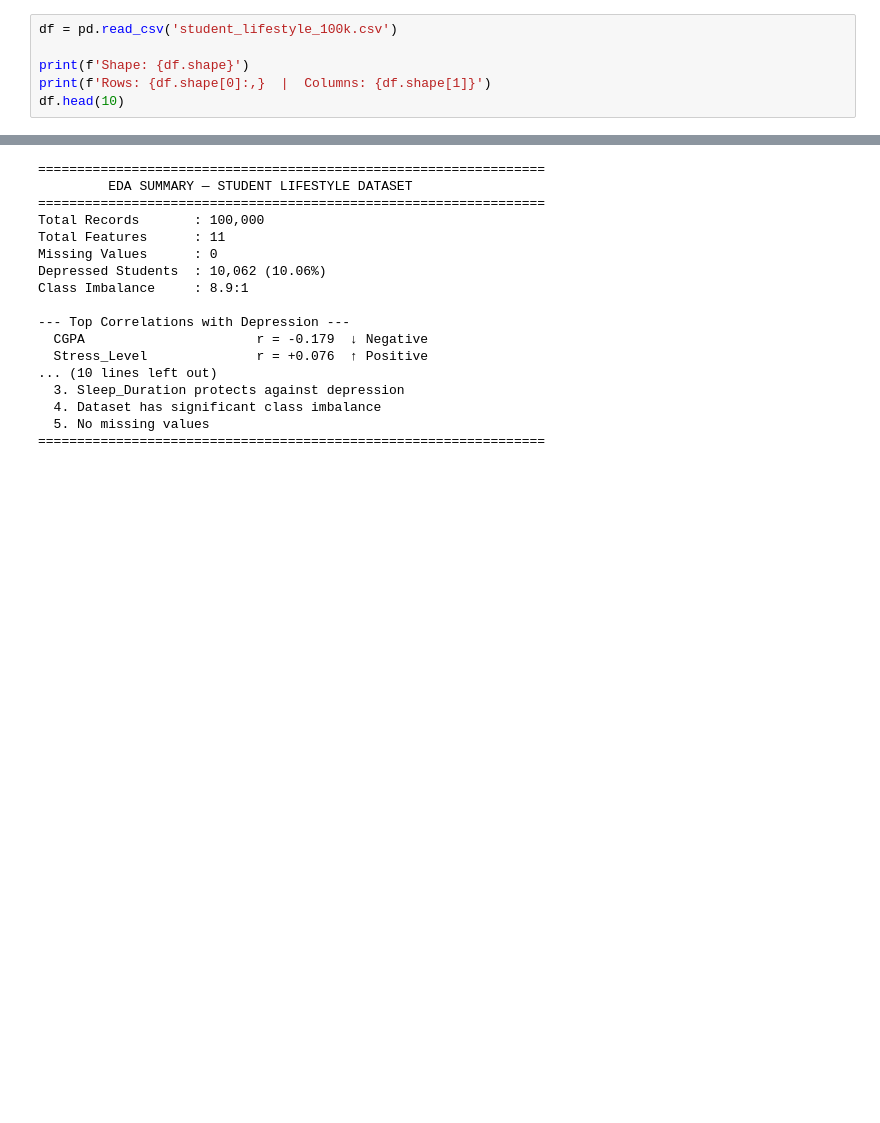
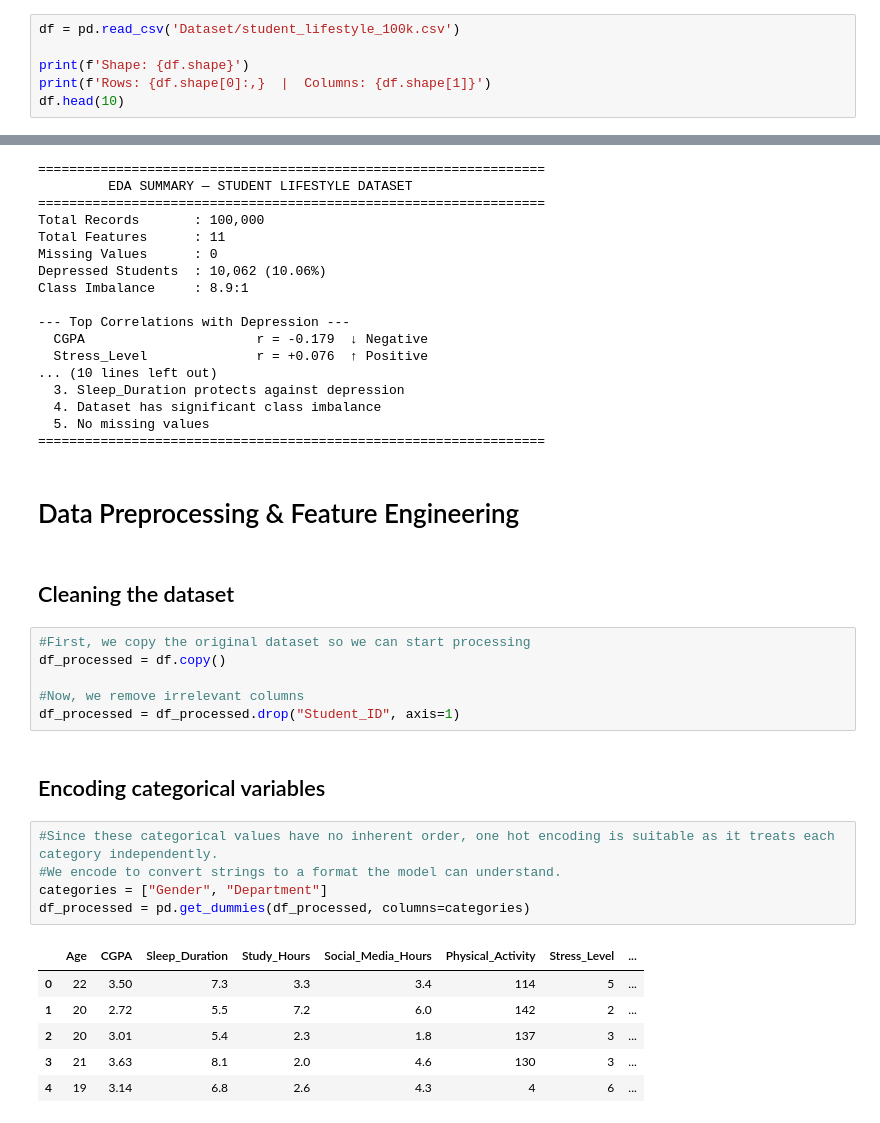
Before and after one commit to lisudais/SWE485-Project-Group5, a Jupyter notebook: Phase1_Data_Exploration.ipynb, the cells around one changed output, grey strips where cells are left out. Saved outputs shown, nothing was run; the diff lists cells and outputs as text; blank space fills up the shorter version.

Commit message:
cleaned dataset

```diff
--- a/Phase1_Data_Exploration.ipynb
+++ b/Phase1_Data_Exploration.ipynb
@@ -30,7 +38,7 @@ COLORS = {'no_dep': '#4CAF50', 'dep': '#F44336', 'blue': '#1F4E79', 'accent': '#
 # %% [markdown]
 ## 2. Load & Inspect Data <a id='2'></a>
 # %%
-df = pd.read_csv('student_lifestyle_100k.csv')
+df = pd.read_csv('Dataset/student_lifestyle_100k.csv')
 
 print(f'Shape: {df.shape}')
 print(f'Rows: {df.shape[0]:,}  |  Columns: {df.shape[1]}')
@@ -425,3 +433,27 @@ Class Imbalance     : 8.9:1
   4. Dataset has significant class imbalance
   5. No missing values
 =================================================================
+# %% [markdown]
+# Data Preprocessing & Feature Engineering
+# %% [markdown]
+## Cleaning the dataset
+# %%
+#First, we copy the original dataset so we can start processing
+df_processed = df.copy()
+
+#Now, we remove irrelevant columns
+df_processed = df_processed.drop("Student_ID", axis=1)
+# %% [markdown]
+## Encoding categorical variables
+# %%
+#Since these categorical values have no inherent order, one hot encoding is suitable as it treats each category independently.
+#We encode to convert strings to a format the model can understand.
+categories = ["Gender", "Department"]
+df_processed = pd.get_dummies(df_processed, columns=categories)
+# %% [output]
+|  | Age | CGPA | Sleep_Duration | Study_Hours | Social_Media_Hours | Physical_Activity | Stress_Level | ... |
+| 0 | 22 | 3.50 | 7.3 | 3.3 | 3.4 | 114 | 5 | ... |
+| 1 | 20 | 2.72 | 5.5 | 7.2 | 6.0 | 142 | 2 | ... |
+| 2 | 20 | 3.01 | 5.4 | 2.3 | 1.8 | 137 | 3 | ... |
+| 3 | 21 | 3.63 | 8.1 | 2.0 | 4.6 | 130 | 3 | ... |
+| 4 | 19 | 3.14 | 6.8 | 2.6 | 4.3 | 4 | 6 | ... |
```
Also changed, not shown: parts of 3 cells of this notebook.
